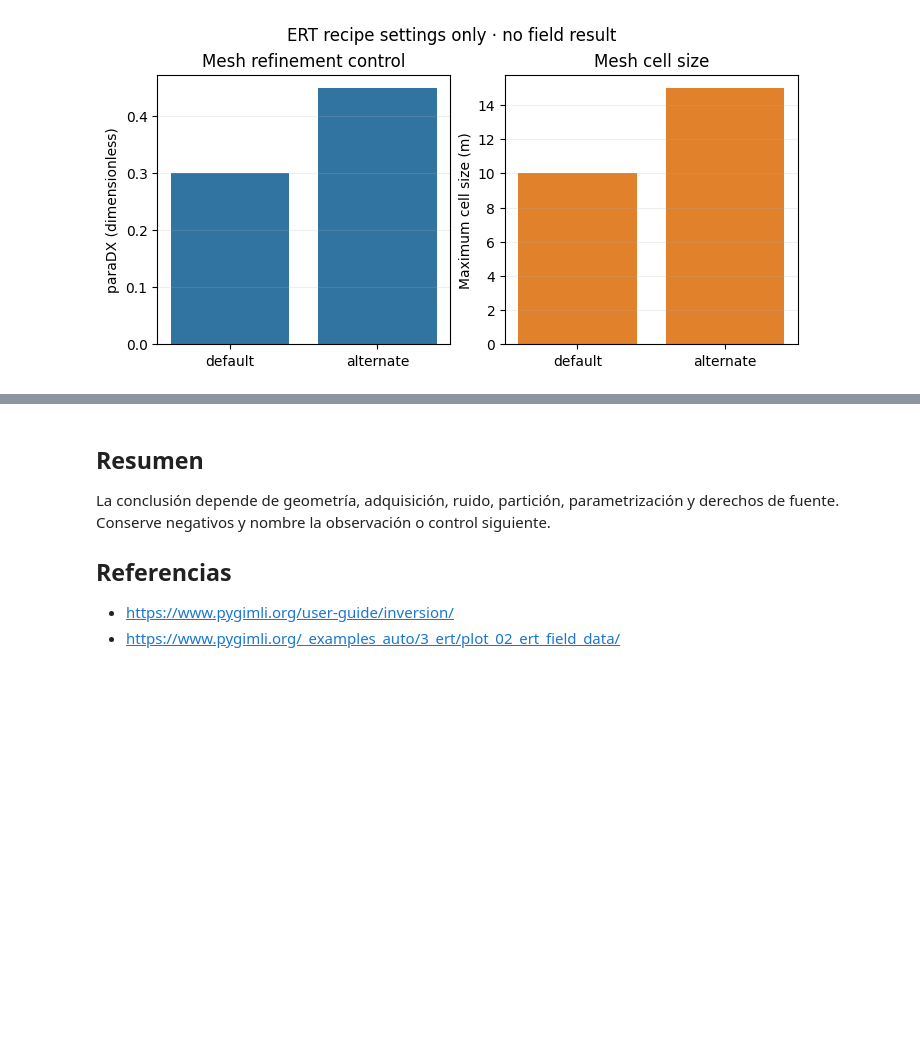
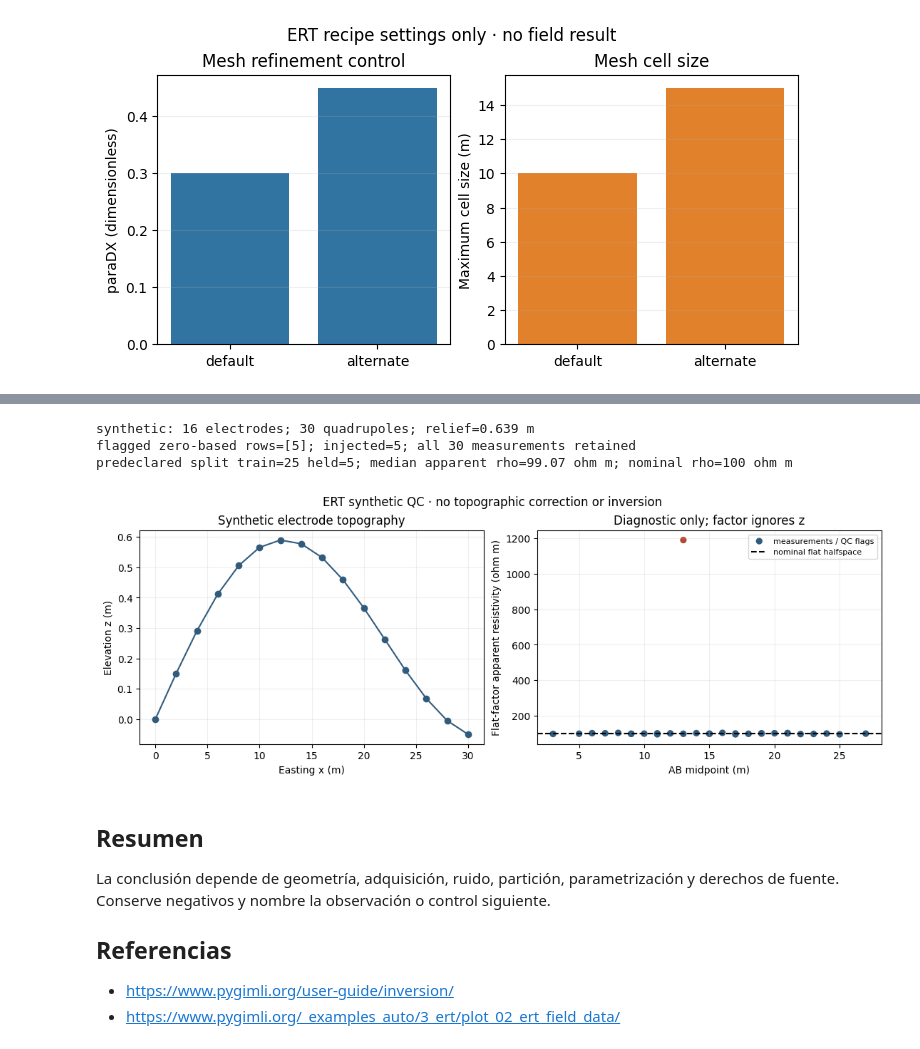
Before and after one commit to fsantibanezleal/CAOS_Geophysics, a Jupyter notebook: notebooks/es/05-ert/02-ert-inversion.ipynb, the cells around one changed output, grey strips where cells are left out. Drawn from its saved outputs; the diff is of its cells as text; code cells hidden in the pictures; blank space fills up the shorter version.

```diff
--- a/notebooks/es/05-ert/02-ert-inversion.ipynb
+++ b/notebooks/es/05-ert/02-ert-inversion.ipynb
@@ -62,3 +68,25 @@ paraDX [0.3, 0.45] dimensionless; maximum cell size [10.0, 15.0] m; alternate/de
+# %%
+import sys
+sys.path.insert(0,str(root/"data-pipeline"))
+import ert, numpy as np, matplotlib.pyplot as plt
+ne=16; x=np.arange(ne,dtype=float)*2.; z=.45*np.sin(x/7.)+.012*x; rows=[]
+for d in (1,2,3):
+ for a in range(ne-3*d): rows.append((a+1,a+1+3*d,a+1+d,a+1+2*d))
+def source(res):
+ lines=["# Synthetic teaching fixture; not field data","# A Wenner array with 2m was applied.",f"{ne}# Number of sensors","#x z"]+[f"{xx:.6f} {zz:.6f}" for xx,zz in zip(x,z)]+[f"{len(rows)}# Number of data","#a b m n R"]+[f"{a} {b} {m} {n} {v:.12g}" for (a,b,m,n),v in zip(rows,res)]
+ return ("\n".join(lines)+"\n").encode()
+base=ert.parse_ohm_bytes(source(np.ones(len(rows)))); k=ert.flat_halfspace_factors(base); rng=np.random.default_rng(20261027); r=100./k*np.exp(rng.normal(0,.025,len(rows))); outlier=min(5,len(r)-1); r[outlier]*=12
+s=ert.parse_ohm_bytes(source(r)); report=ert.qc(s); train,held=ert.holdout_indices(s); app=ert.flat_halfspace_factors(s)*s.resistance_ohm
+print(f"synthetic: {report['sensor_count']} electrodes; {report['measurement_count']} quadrupoles; relief={report['topographic_relief_m']:.3f} m")
+print(f"flagged zero-based rows={report['flagged_rows']}; injected={outlier}; all {len(r)} measurements retained")
+print(f"predeclared split train={len(train)} held={len(held)}; median apparent rho={np.median(app):.2f} ohm m; nominal rho=100 ohm m")
+fig,ax=plt.subplots(1,2,figsize=(11,4),constrained_layout=True); ax[0].plot(x,z,"o-",color="#315b7d"); ax[0].set(xlabel="Easting x (m)",ylabel="Elevation z (m)",title="Synthetic electrode topography"); ax[0].grid(alpha=.2)
+mid=(x[s.abmn[:,0]]+x[s.abmn[:,1]])/2; flagged=np.isin(np.arange(len(app)),report["flagged_rows"]); ax[1].scatter(mid,app,c=np.where(flagged,"#b34a36","#315b7d"),s=32,label="measurements / QC flags"); ax[1].axhline(100,color="black",ls="--",label="nominal flat halfspace"); ax[1].set(xlabel="AB midpoint (m)",ylabel="Flat-factor apparent resistivity (ohm m)",title="Diagnostic only; factor ignores z"); ax[1].grid(alpha=.2); ax[1].legend(fontsize=8); fig.suptitle("ERT synthetic QC · no topographic correction or inversion"); plt.show()
+# %% [output]
+synthetic: 16 electrodes; 30 quadrupoles; relief=0.639 m
+flagged zero-based rows=[5]; injected=5; all 30 measurements retained
+predeclared split train=25 held=5; median apparent rho=99.07 ohm m; nominal rho=100 ohm m
+[figure, added]
 # %% [markdown]
 ## Resumen
 
```
Also changed, not shown: parts of 1 cell of this notebook, 25 other files.
